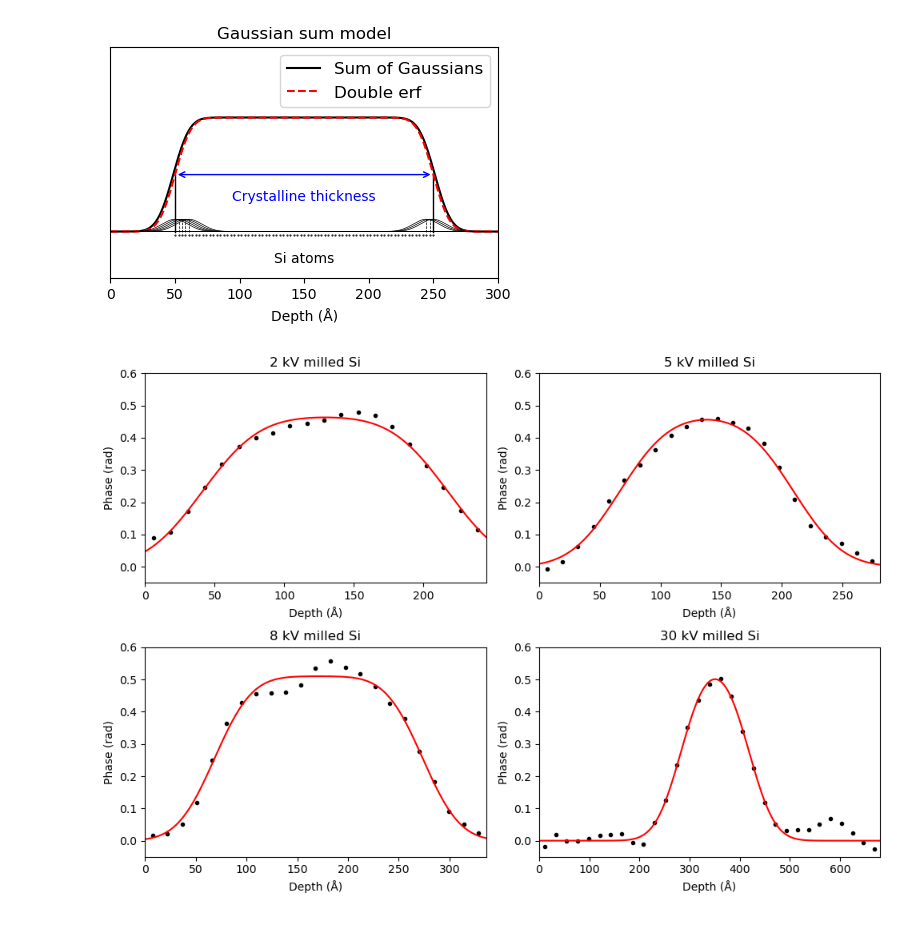
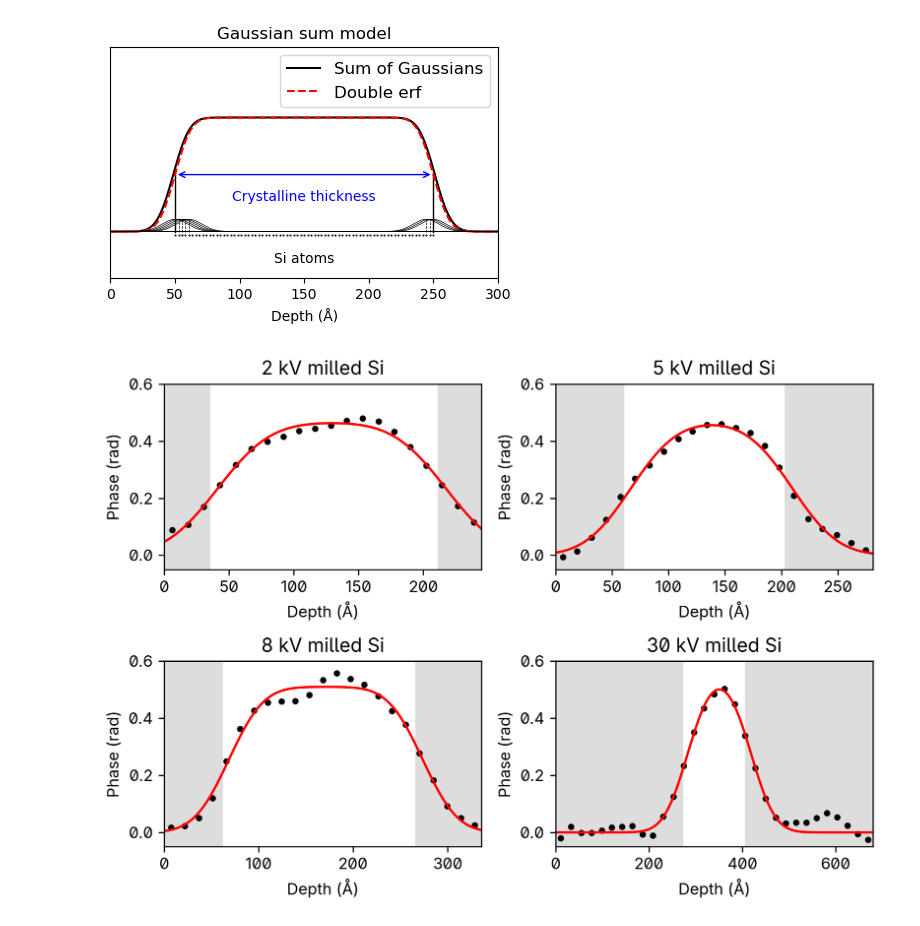
Before and after one commit to c-sooyoung/lemon-sandbox, a Jupyter notebook: silicon-atomic-column-thickness/260728_fig5_tif.ipynb, the cells around one changed output. Saved outputs shown, nothing was run; the diff lists cells and outputs as text; code cells hidden in the pictures.

```diff
--- a/silicon-atomic-column-thickness/260728_fig5_tif.ipynb
+++ b/silicon-atomic-column-thickness/260728_fig5_tif.ipynb
@@ -463,33 +463,36 @@ x = np.linspace(0, 300, 1000)
 ps = np.arange(50, 250+0.1, 2.7)
 ys = []
 for p in ps:
     y = gaussian(x, p, 5)
     ys.append(y)
 ys = np.array(ys)
 Y = ys.sum(axis=0)
 
-fig, axs = plt.subplots(2, 2, figsize=(10, 7))
+fig, axs = plt.subplots(2, 2, figsize=(7, 5), dpi=300)
 
 keys = ['2V', '5V', '8V', '30V']
 
 for i in range(4):
     ax = axs.flatten()[i]
     key = keys[i]
     dz = DZ[key]
     c = column_lists[key][72]
     z = np.arange(len(c)) * dz
-    popt, perr, _ = fit(double_erf, np.arange(len(c)), c, plot=False, p0=[[0.1,  0.3,  3, 12]],maxfev=10000)
+    popt, perr, _ = fit(double_erf, np.arange(len(c)), c, plot=False, p0=[[0.1,  0.3,  3, 12]], maxfev=10000)
     ax.plot(z + dz/ 2, c, 'k.')
     xlim = (0, z[-1] + dz)
     ax.set_xlim(xlim)
     t = np.linspace(*xlim, 200)
     ax.plot(t, double_erf((t - dz/2) / dz, *popt), 'r-')
     ax.set_title(f"{key[:-1]} kV milled Si")
     ax.set_xlabel("Depth (Å)")
     ax.set_ylabel("Phase (rad)")
     ax.set_ylim(-0.05, 0.6)
+    shade="#ddd"
+    ax.axvspan(0, popt[2]*dz, color=shade)
+    ax.axvspan(popt[3]*dz, xlim[-1], color=shade)
 
 fig.tight_layout()
 plt.show()
 # %% [output]
-[figure, old version]
+[figure, new version]
```
Also changed, not shown: parts of 8 cells of this notebook.
